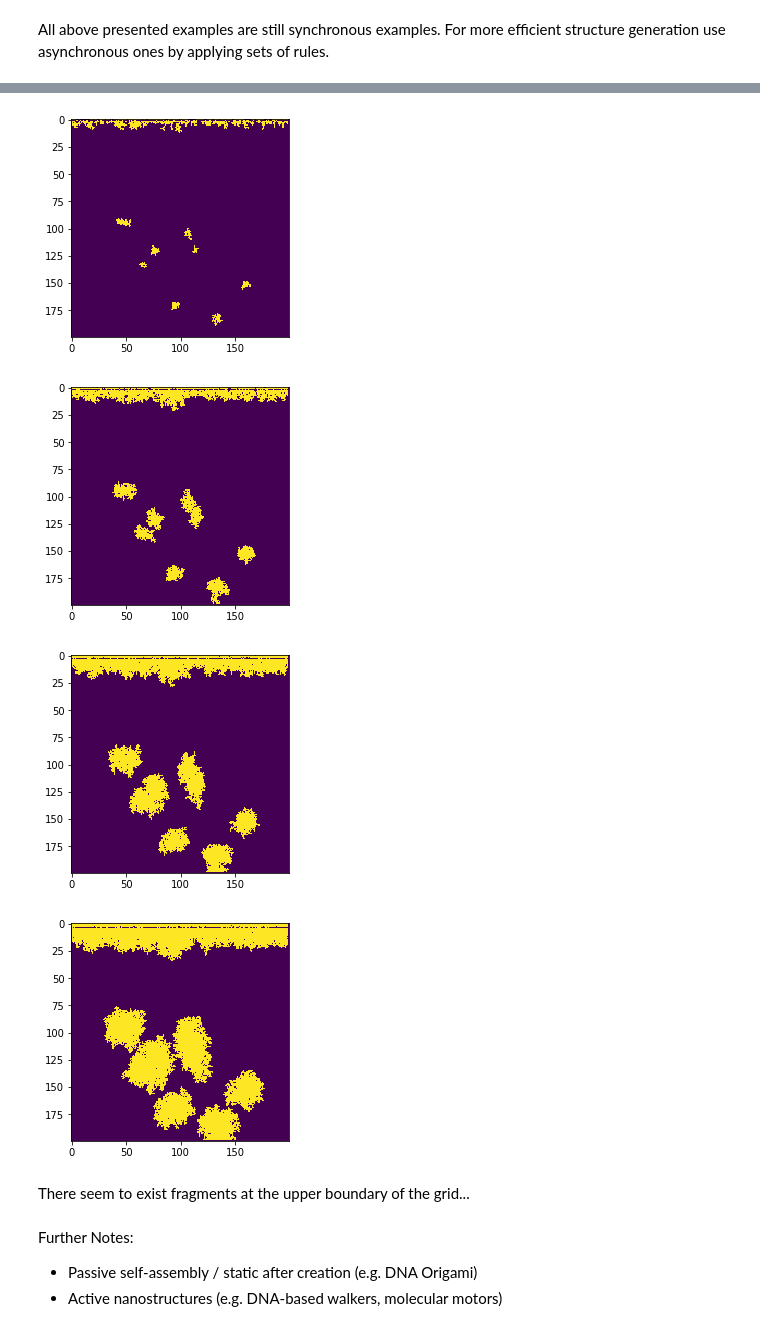
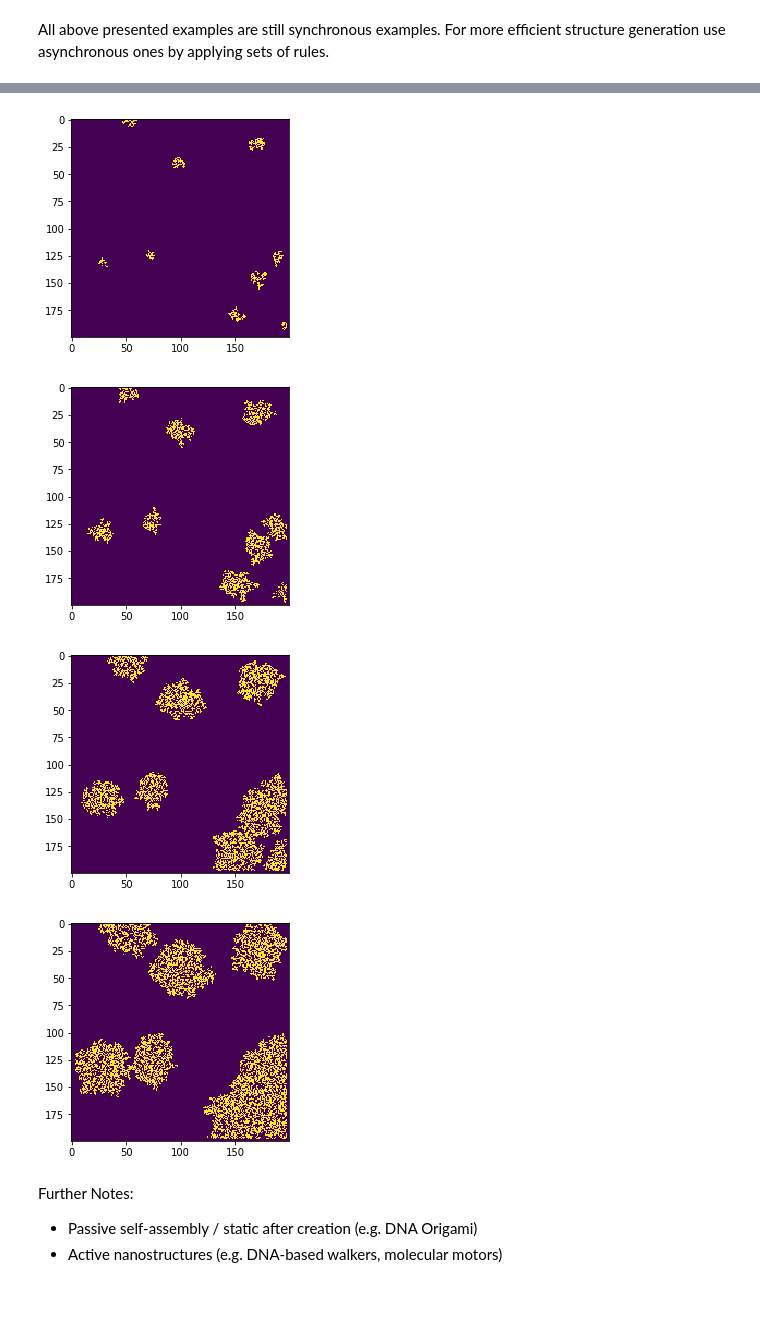
Before and after one commit to hs42/biophysics, a Jupyter notebook: playground.ipynb, the cells around one changed output, grey strips where cells are left out. Drawn from its saved outputs; the diff is of its cells as text; code cells hidden in the pictures; blank space fills up the shorter version.

Commit message:
Update playground.ipynb
Fixed error which resulted in fragments at the upper boundary of the grid

```diff
--- a/playground.ipynb
+++ b/playground.ipynb
@@ -141,46 +141,44 @@ N = 200
 t = 100
 nseeds = 10 # number of seeds
 
 field = np.zeros((N, N))
 
 for i in range(0, nseeds):
     # initialize seeds
     field[rd.randrange(0,N-1), rd.randrange(0,N-1)] = 1
 
 plt.imshow(field)
 plt.show()
 
 # Apply rules similar to Game of Life rules
 for i in range(0, 4):
     for j in range(0, int(t/4)):
         time = i*int(t/4)+j
 
-        for x in range(0, N - 1):
-            for y in range(1, N - 1):
+        for x in range(1, N - 2):
+            for y in range(1, N - 2):
                 # if at least one neighbour on, have higher probability to be turned on
                 if field[x, y-1]==1 or field[x, y+1]==1 or field[x-1, y]==1 or field[x+1, y]==1:
-                    if rd.uniform(0, 1) < 0.1:
+                    if rd.uniform(0, 1) < 0.2:
                         field[x, y] = 1
 
                 # small probability to create life out of nowhere
-                if rd.uniform(0, 1) < 0.05:
-                    if field[x, y-1]==0 or field[x, y+1]==0 or field[x-1, y]==0 or field[x+1, y]==0:
-                        field[i+1, x] = 1
+                #if rd.uniform(0, 1) < 0.05:
+                #    if field[x, y-1]==0 or field[x, y+1]==0 or field[x-1, y]==0 or field[x+1, y]==0:
+                #        field[x, y] = 1
 
                 # small probability to die randomly
                 if rd.uniform(0, 1) < 0.15:
-                    field[i+1, x] = 0
+                    field[x, y] = 0
     plt.imshow(field)
     plt.show()
 #plt.savefig('variation_game_of_life.png', dpi=300, format='png')
 # %% [output]
 [figure]
-[figure, old version]
+[figure, new version]
-[figure, old version]
+[figure, new version]
-[figure, old version]
+[figure, new version]
-[figure, old version]
+[figure, new version]
-# %% [markdown]
-There seem to exist fragments at the upper boundary of the grid...
 # %% [markdown]
 Further Notes:
 
```
Also changed, not shown: parts of 2 cells of this notebook.
